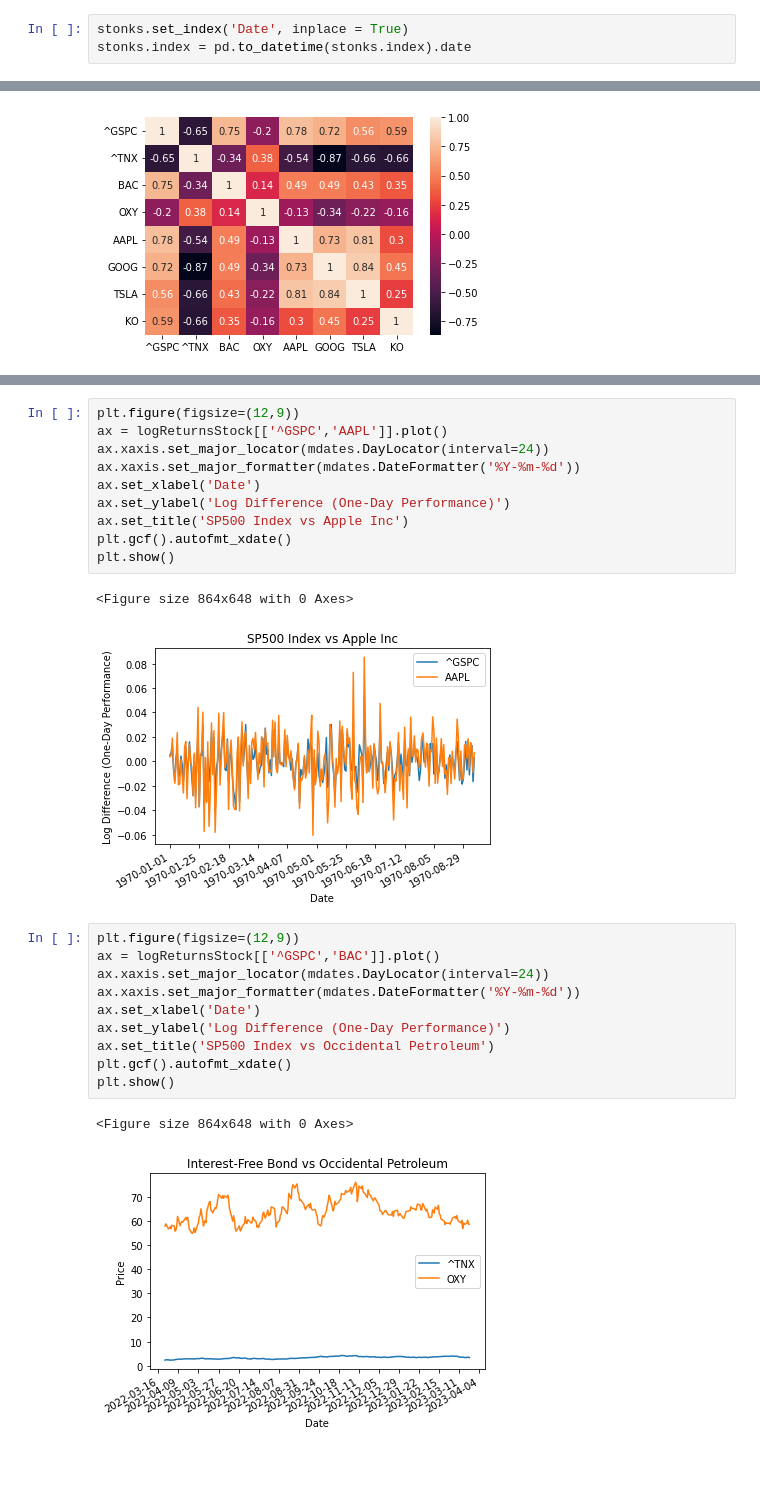
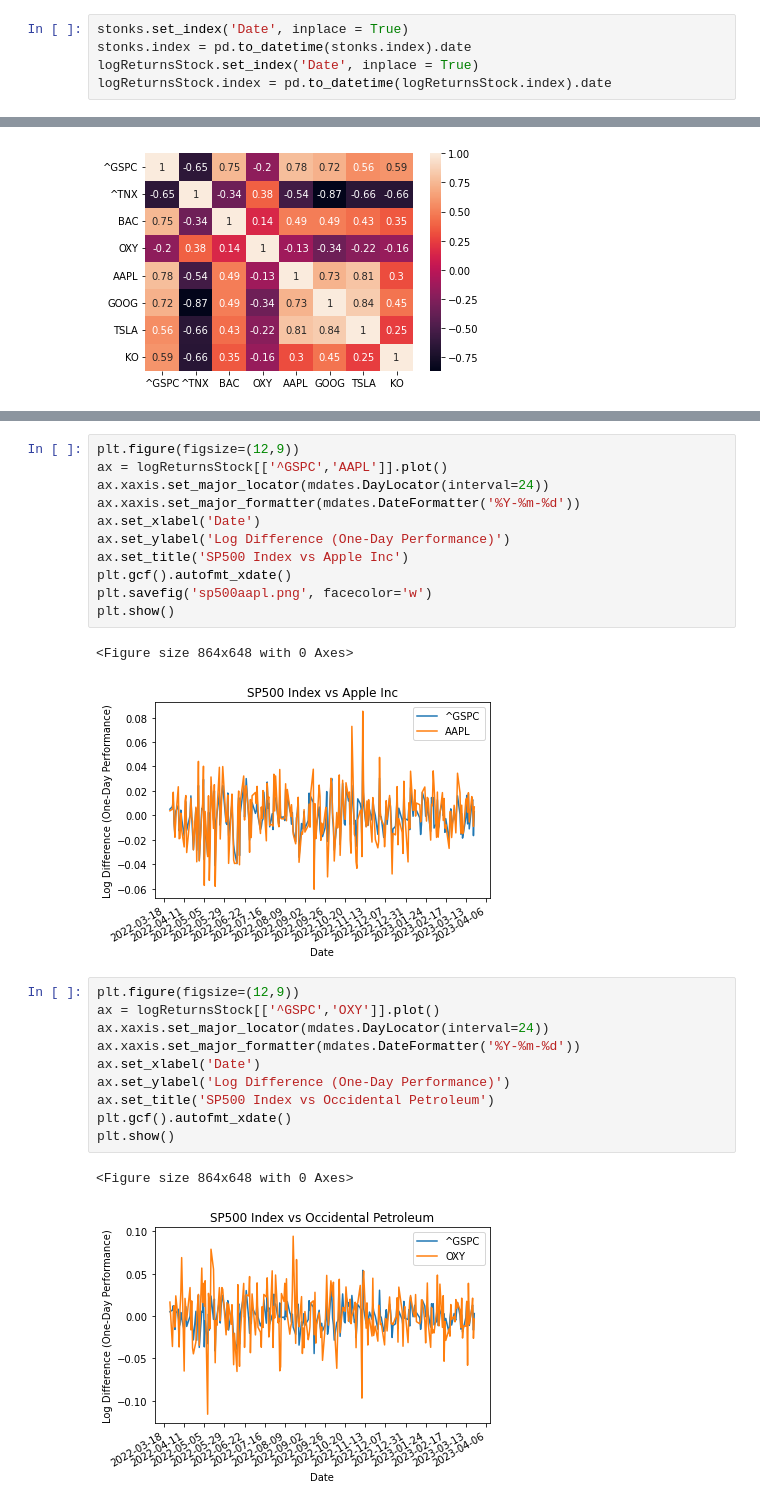
Before and after one commit to ChaelynnLynnKim/Stock-Price-Prediction, a Jupyter notebook: DataVisualization.ipynb, the cells around one changed output, grey strips where cells are left out. Saved outputs shown, nothing was run; the diff lists cells and outputs as text; blank space fills up the shorter version.

```diff
--- a/DataVisualization.ipynb
+++ b/DataVisualization.ipynb
@@ -18,6 +18,8 @@ logReturnsStock['^TNX'] = logReturnsBenchmark['^TNX']
 # %%
 stonks.set_index('Date', inplace = True)
 stonks.index = pd.to_datetime(stonks.index).date
+logReturnsStock.set_index('Date', inplace = True)
+logReturnsStock.index = pd.to_datetime(logReturnsStock.index).date
 # %%
 plt.figure(figsize=(12,9))
 ax = stonks[['AAPL','GOOG','TSLA','KO','OXY','BAC']].plot()
@@ -66,20 +69,21 @@ ax.set_xlabel('Date')
 ax.set_ylabel('Log Difference (One-Day Performance)')
 ax.set_title('SP500 Index vs Apple Inc')
 plt.gcf().autofmt_xdate()
+plt.savefig('sp500aapl.png', facecolor='w')
 plt.show()
 # %% [output]
 <Figure size 864x648 with 0 Axes>
-[figure, old version]
+[figure, new version]
 # %%
 plt.figure(figsize=(12,9))
-ax = logReturnsStock[['^GSPC','BAC']].plot()
+ax = logReturnsStock[['^GSPC','OXY']].plot()
 ax.xaxis.set_major_locator(mdates.DayLocator(interval=24))
 ax.xaxis.set_major_formatter(mdates.DateFormatter('%Y-%m-%d'))
 ax.set_xlabel('Date')
 ax.set_ylabel('Log Difference (One-Day Performance)')
 ax.set_title('SP500 Index vs Occidental Petroleum')
 plt.gcf().autofmt_xdate()
 plt.show()
 # %% [output]
 <Figure size 864x648 with 0 Axes>
-[figure, old version]
+[figure, new version]
```
Also changed, not shown: parts of 1 cell of this notebook, 2 other files.
